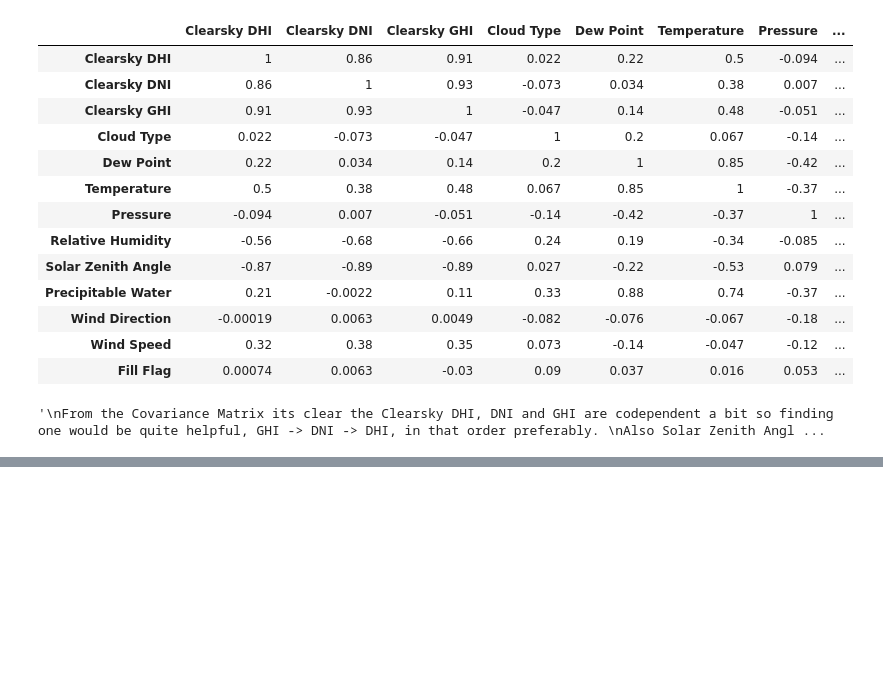
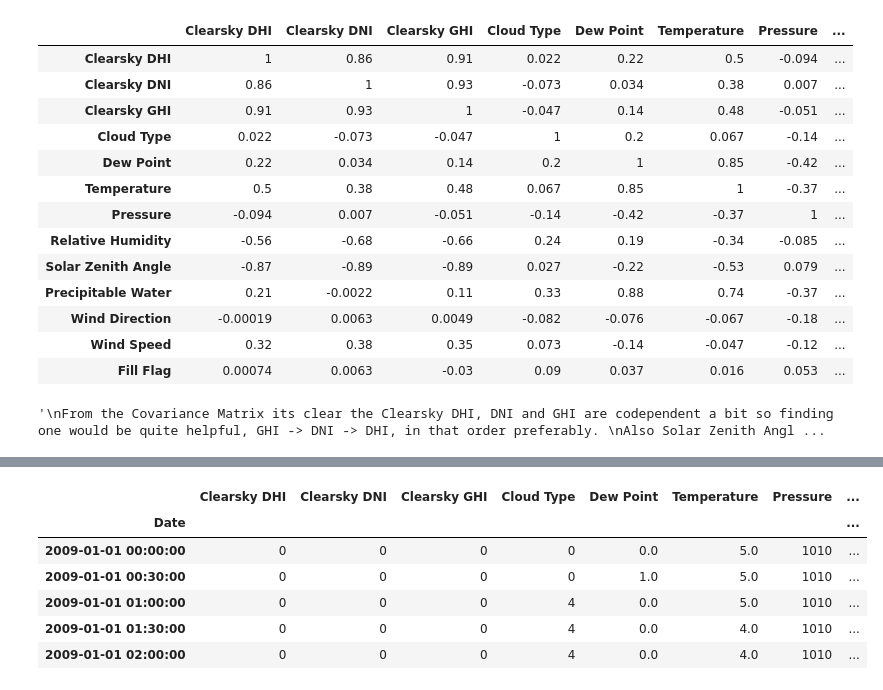
Before and after one commit to ShirsenduRyo/SustainabilityChallenge, a Jupyter notebook: Sustainability Challenge.ipynb, the cells around one changed output, grey strips where cells are left out. Drawn from its saved outputs; the diff is of its cells as text; code cells hidden in the pictures; blank space fills up the shorter version.

```diff
--- a/Sustainability Challenge.ipynb
+++ b/Sustainability Challenge.ipynb
@@ -217,0 +239,12 @@ plt.legend()
+# %%
+completeDfFreq = completeDf.asfreq('30min')
+# %%
+completeDfFreq.head()
+# %% [output]
+|  | Clearsky DHI | Clearsky DNI | Clearsky GHI | Cloud Type | Dew Point | Temperature | Pressure | ... |
+| Date |  |  |  |  |  |  |  | ... |
+| 2009-01-01 00:00:00 | 0 | 0 | 0 | 0 | 0.0 | 5.0 | 1010 | ... |
+| 2009-01-01 00:30:00 | 0 | 0 | 0 | 0 | 1.0 | 5.0 | 1010 | ... |
+| 2009-01-01 01:00:00 | 0 | 0 | 0 | 4 | 0.0 | 5.0 | 1010 | ... |
+| 2009-01-01 01:30:00 | 0 | 0 | 0 | 4 | 0.0 | 4.0 | 1010 | ... |
+| 2009-01-01 02:00:00 | 0 | 0 | 0 | 4 | 0.0 | 4.0 | 1010 | ... |
```
Also changed, not shown: parts of 15 cells of this notebook.
